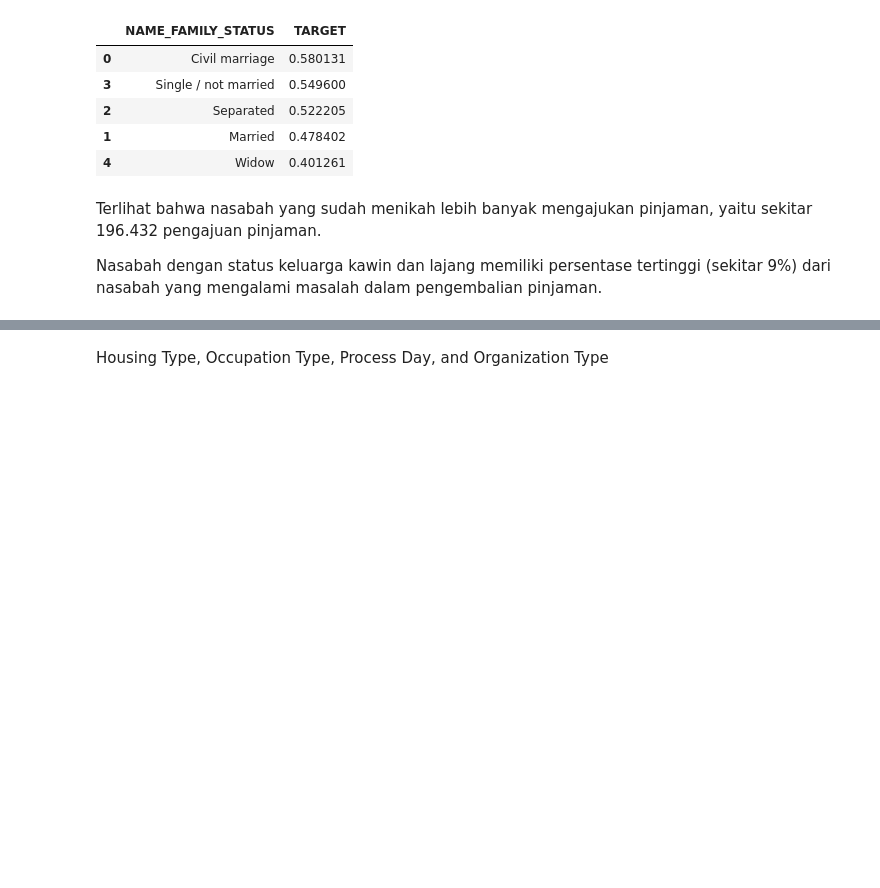
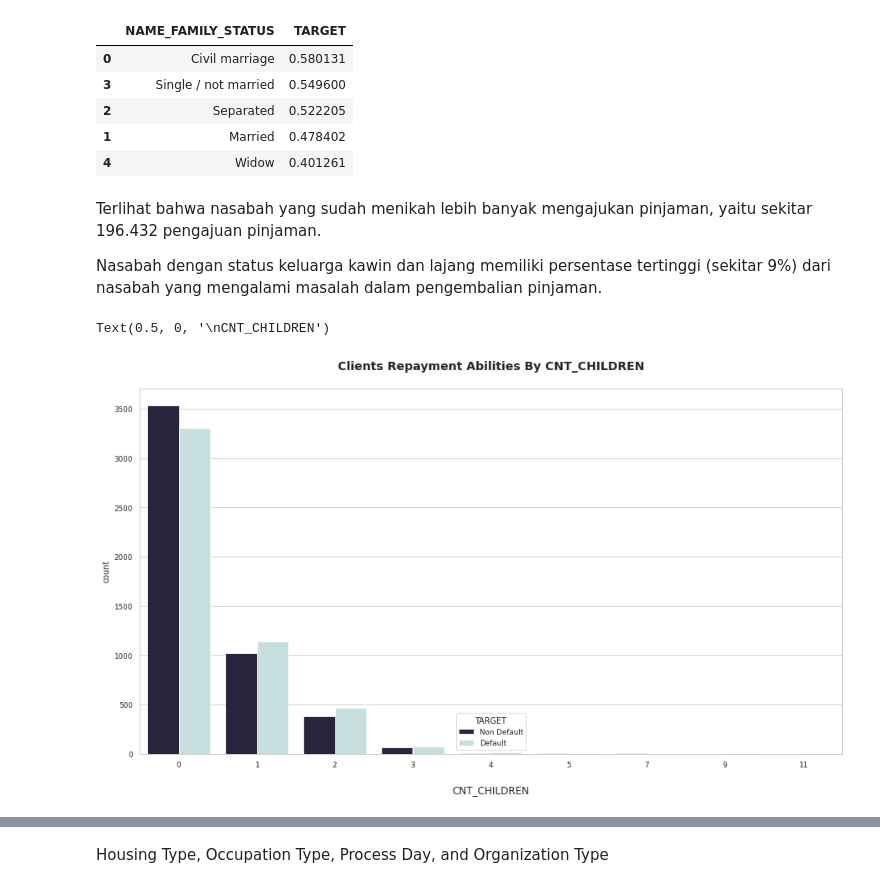
Before and after one commit to murni27/Bank-loan-repayment-prediction, a Jupyter notebook: loanprediction.ipynb, the cells around one changed output, grey strips where cells are left out. Saved outputs shown, nothing was run; the diff lists cells and outputs as text; code cells hidden in the pictures; blank space fills up the shorter version.

```diff
--- a/loanprediction.ipynb
+++ b/loanprediction.ipynb
@@ -356,3 +380,12 @@ data[['NAME_FAMILY_STATUS','TARGET']].groupby(['NAME_FAMILY_STATUS'],as_index=Fa
 Terlihat bahwa nasabah yang sudah menikah lebih banyak mengajukan pinjaman, yaitu sekitar 196.432 pengajuan pinjaman.
 
 Nasabah dengan status keluarga kawin dan lajang memiliki persentase tertinggi (sekitar 9%) dari nasabah yang mengalami masalah dalam pengembalian pinjaman.
+# %%
+# visualization
+plt.figure(figsize=(15,8))
+fig = sns.countplot(x='CNT_CHILDREN', data = df, hue = 'TARGET', palette = 'ch:start=0.2,rot=-.3_r')
+plt.title('Clients Repayment Abilities By CNT_CHILDREN\n', fontweight='bold', fontsize=14)
+plt.xlabel('\nCNT_CHILDREN', fontsize=12)
+# %% [output]
+Text(0.5, 0, '\nCNT_CHILDREN')
+[figure, added]
```
Also changed, not shown: parts of 140 cells of this notebook.
